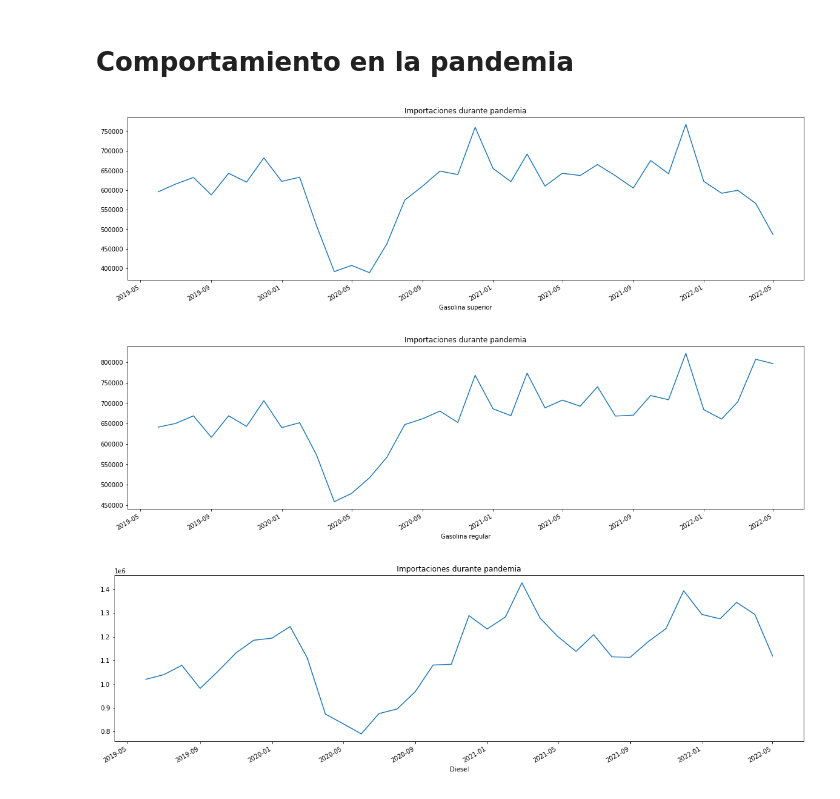
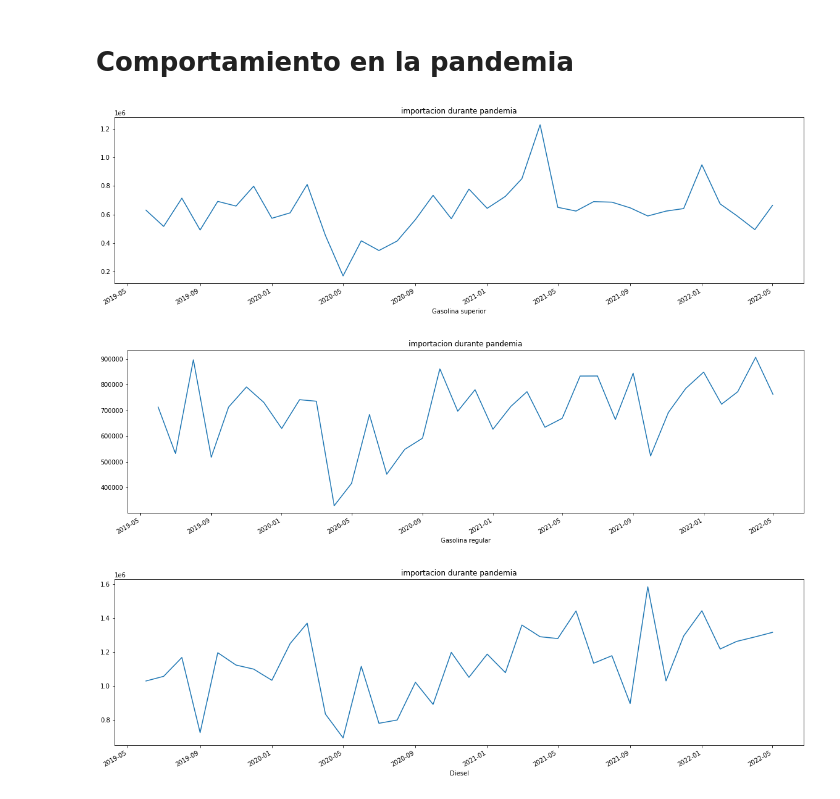
Before and after one commit to andreamalin/HDT2_DS, a Jupyter notebook: main.ipynb, the cells around one changed output. Cells and saved outputs as stored; diff of their text form; code cells hidden in the pictures.

```diff
--- a/main.ipynb
+++ b/main.ipynb
@@ -12,8 +21,8 @@ import matplotlib.pyplot as plt
 # %%
-df = pd.read_excel('consumo.xlsx', engine='openpyxl')
+df = pd.read_excel(dfToUse+'.xlsx', engine='openpyxl')
 df = df[['Fecha', 'Gasolina superior', 'Gasolina regular', 'Diesel']]
 # %%
-df = df[:269]
+df = df[:257]
 df['Fecha'] = pd.to_datetime(df['Fecha'])
 # %%
 df
@@ -63,7 +72,7 @@ for gas in quant_vars:
     x = df['Fecha']
     y = df[gas]
 
-    plt.title("Consumo 2000-2022")
+    plt.title(dfToUse+" 2000-2022")
     # beautify the x-labels
     plt.gcf().autofmt_xdate()
     plt.xlabel(gas)
@@ -88,7 +97,7 @@ for gas in quant_vars:
     y = dfPerMonth[gas]
 
 
-    plt.title("Consumo por mes")
+    plt.title(dfToUse+" por mes")
     # beautify the x-labels
     plt.gcf().autofmt_xdate()
     plt.xlabel(gas)
@@ -105,20 +114,20 @@ for gas in quant_vars:
 # %%
 plt.rcParams["figure.figsize"] = (20,5.5)
 quant_to_have = 12
 
 for gas in quant_vars:
     x = df['Fecha'].tail(quant_to_have * 3)
     y = df[gas].tail(quant_to_have * 3)
 
-    plt.title("Consumo durante pandemia")
+    plt.title(dfToUse+" durante pandemia")
     # beautify the x-labels
     plt.gcf().autofmt_xdate()
     plt.xlabel(gas)
 
 
     plt.plot(x, y)
     plt.show()
 # %% [output]
-[figure, old version]
+[figure, new version]
-[figure, old version]
+[figure, new version]
-[figure, old version]
+[figure, new version]
```
Also changed, not shown: parts of 6 cells of this notebook, 1 other file.
